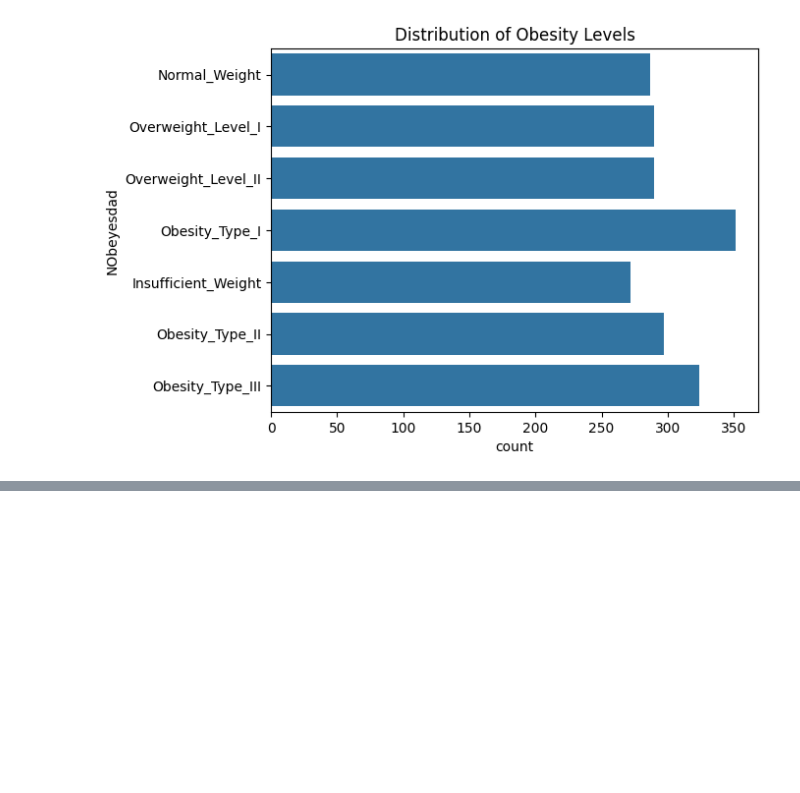
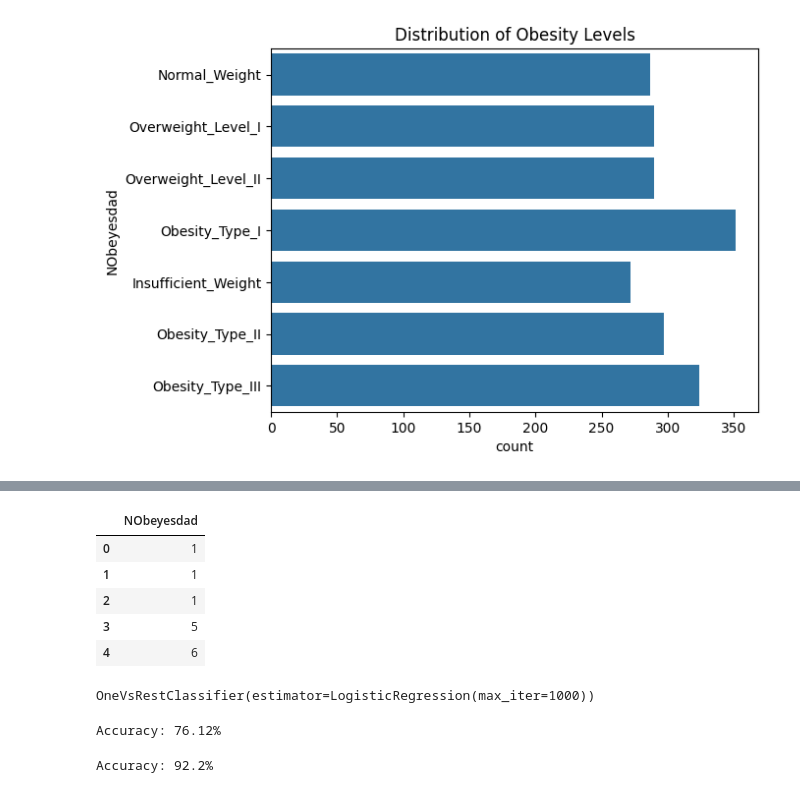
Before and after one commit to joneshshrestha/machine-learning-python, a Jupyter notebook: Classification/obesity-risk-prediction/obesity-risk-prediction.ipynb, the cells around one changed output, grey strips where cells are left out. Cells and saved outputs as stored; diff of their text form; code cells hidden in the pictures; blank space fills up the shorter version.

```diff
--- a/Classification/obesity-risk-prediction/obesity-risk-prediction.ipynb
+++ b/Classification/obesity-risk-prediction/obesity-risk-prediction.ipynb
@@ -55,0 +103,11 @@ max      61.000000     1.980000  ...     3.000000     2.000000
+# %%
+# first convert the NObeyesdad into categories and use cat.codes to generate codes for each category of value
+target_data['NObeyesdad'] = target_data['NObeyesdad'].astype('category').cat.codes
+target_data.head()
+# %% [output]
+|  | NObeyesdad |
+| 0 | 1 |
+| 1 | 1 |
+| 2 | 1 |
+| 3 | 5 |
+| 4 | 6 |
@@ -55,0 +123,23 @@ max      61.000000     1.980000  ...     3.000000     2.000000
+# %%
+# using one vs all (ova) also known as one vs rest classifier to classify
+model_ova = OneVsRestClassifier(LogisticRegression(max_iter=1000))
+model_ova.fit(X_train, y_train)
+# %% [output]
+OneVsRestClassifier(estimator=LogisticRegression(max_iter=1000))
+# %%
+# evaluate the result
+y_pred_ova = model_ova.predict(X_test)
+
+# evaluation mertic for ova
+print(f'Accuracy: {np.round(100 * accuracy_score(y_test,y_pred_ova), 2)}%')
+# %% [output]
+Accuracy: 76.12%
+# %%
+# using one vs one (ovo) to classify
+model_ovo = OneVsOneClassifier(LogisticRegression(max_iter=1000))
+model_ovo.fit(X_train, y_train)
+
+y_pred_ovo = model_ovo.predict(X_test)
+print(f'Accuracy: {np.round(100 * accuracy_score(y_test, y_pred_ovo), 2)}%')
+# %% [output]
+Accuracy: 92.2%
```
Also changed, not shown: parts of 7 cells of this notebook, 1 other file.
